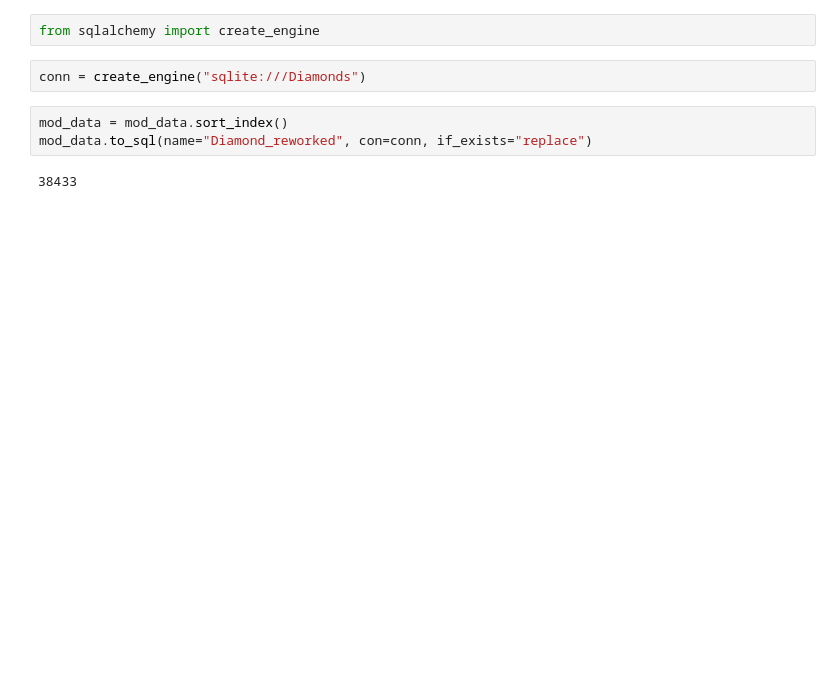
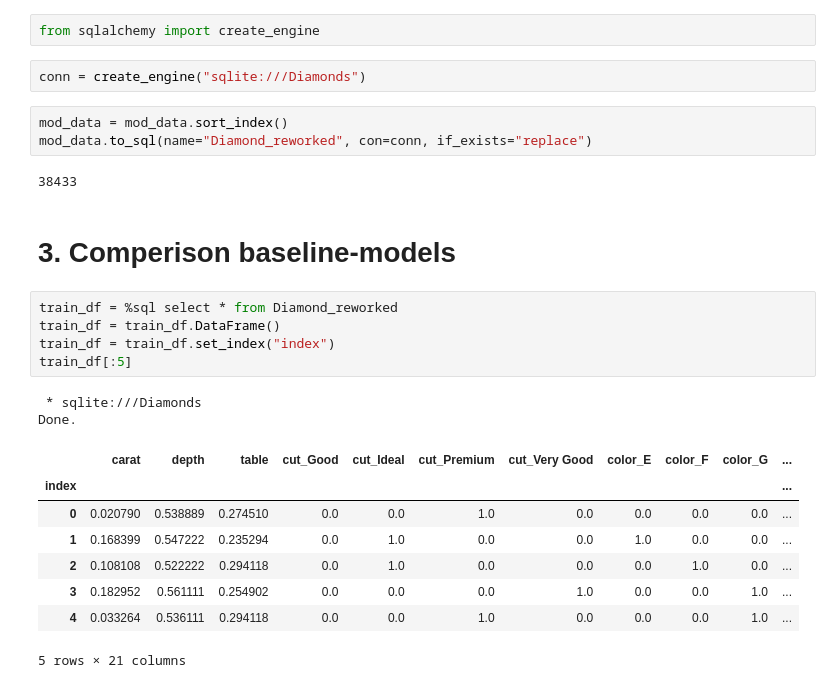
Before and after one commit to Lsdbot/Diamond, a Jupyter notebook: Data_preprocessing.ipynb, the cells around one changed output. Cells and saved outputs as stored; diff of their text form; blank space fills up the shorter version.

```diff
--- a/Data_preprocessing.ipynb
+++ b/Data_preprocessing.ipynb
@@ -238,3 +238,21 @@ mod_data = mod_data.sort_index()
 mod_data.to_sql(name="Diamond_reworked", con=conn, if_exists="replace")
 # %% [output]
 38433
+# %% [markdown]
+# 3. Comperison baseline-models
+# %%
+train_df = %sql select * from Diamond_reworked
+train_df = train_df.DataFrame()
+train_df = train_df.set_index("index")
+train_df[:5]
+# %% [output]
+ * sqlite:///Diamonds
+Done.
+|  | carat | depth | table | cut_Good | cut_Ideal | cut_Premium | cut_Very Good | color_E | color_F | color_G | ... |
+| index |  |  |  |  |  |  |  |  |  |  | ... |
+| 0 | 0.020790 | 0.538889 | 0.274510 | 0.0 | 0.0 | 1.0 | 0.0 | 0.0 | 0.0 | 0.0 | ... |
+| 1 | 0.168399 | 0.547222 | 0.235294 | 0.0 | 1.0 | 0.0 | 0.0 | 1.0 | 0.0 | 0.0 | ... |
+| 2 | 0.108108 | 0.522222 | 0.294118 | 0.0 | 1.0 | 0.0 | 0.0 | 0.0 | 1.0 | 0.0 | ... |
+| 3 | 0.182952 | 0.561111 | 0.254902 | 0.0 | 0.0 | 0.0 | 1.0 | 0.0 | 0.0 | 1.0 | ... |
+| 4 | 0.033264 | 0.536111 | 0.294118 | 0.0 | 0.0 | 1.0 | 0.0 | 0.0 | 0.0 | 1.0 | ... |
+5 rows × 21 columns
```
Also changed, not shown: parts of 19 cells of this notebook, 2 other files.
